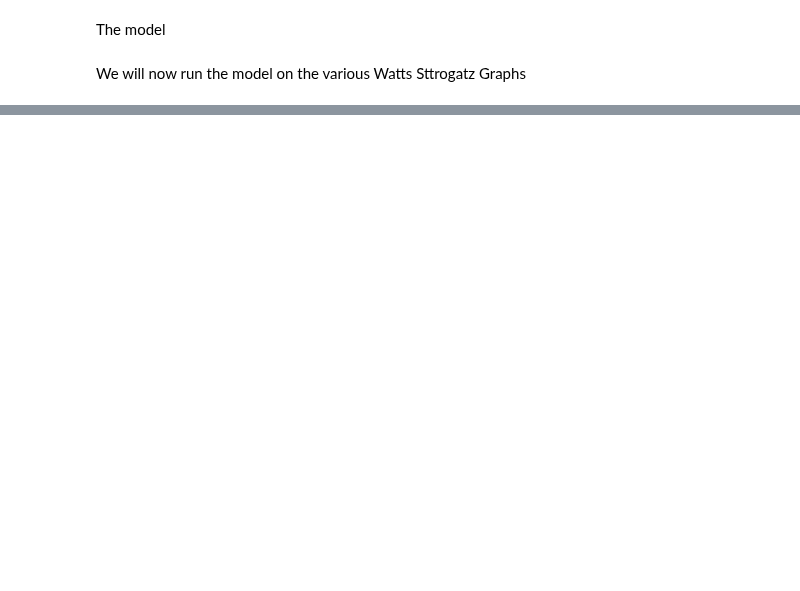
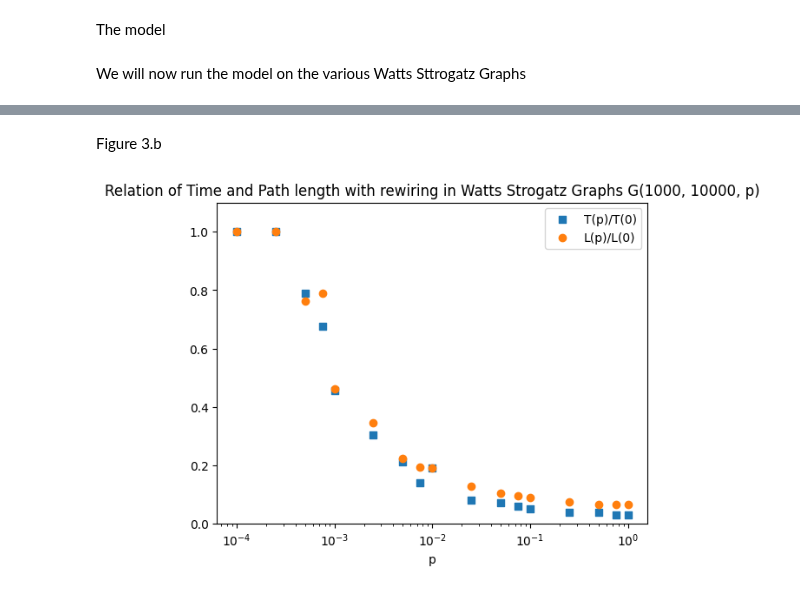
Before and after one commit to sagarswap/SIR-Model, a Jupyter notebook: Take Home Exam 2 - Swapnil Sagar.ipynb, the cells around one changed output, grey strips where cells are left out. Saved outputs shown, nothing was run; the diff lists cells and outputs as text; code cells hidden in the pictures; blank space fills up the shorter version.

```diff
--- a/Take Home Exam 2 - Swapnil Sagar.ipynb
+++ b/Take Home Exam 2 - Swapnil Sagar.ipynb
@@ -135,0 +136,11 @@ KeyError: 999
+# %%
+newPList=[0.0001, 0.00025, 0.0005, 0.00075, 0.001, 0.0025, 0.005, 0.0075, 0.01, 0.025, 0.05, 0.075, 0.1, 0.25, 0.5, 0.75, 1]
+
+for newP in newPList:
+    #tHalfDict[newP]=tHalfDict[newP]/tHalfDict[0]
+    tDict[newP]=tDict[newP]/tDict[0]
+    lDict[newP]=lDict[newP]/lDict[0]
+
+del tDict[0]
+del lDict[0]
+del tHalfDict[0]
@@ -135,0 +164,19 @@ KeyError: 999
+# %% [markdown]
+Figure 3.b
+# %%
+x=list(lDict.keys())
+y2=list(tDict.values())
+y1=list(lDict.values())
+
+plt.figure(figsize=(6, 4))
+plt.scatter(x, y2, label='T(p)/T(0)',marker='s')
+plt.scatter(x, y1, label='L(p)/L(0)')
+plt.xscale('log')
+plt.ylim(0,1.1)
+plt.xlabel('p')
+plt.legend(loc='upper right')
+plt.title("Relation of Time and Path length with rewiring in Watts Strogatz Graphs G(1000, 10000, p)")
+plt.savefig("./figures/3b Relation of Time and Path length with p.png")
+plt.show()
+# %% [output]
+[figure, added]
```
Also changed, not shown: parts of 6 cells of this notebook, 2 other files.
